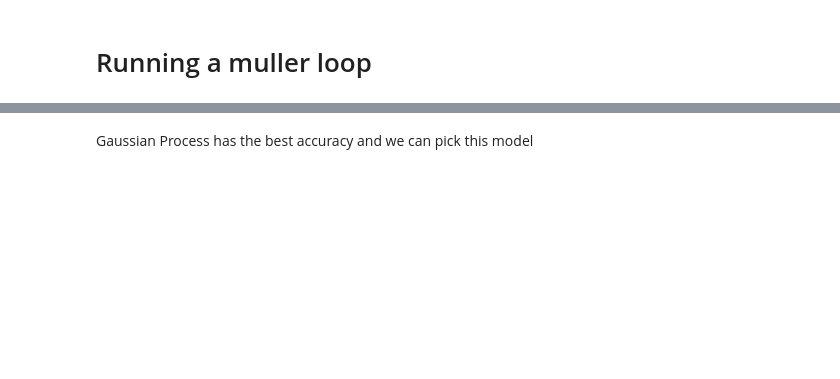
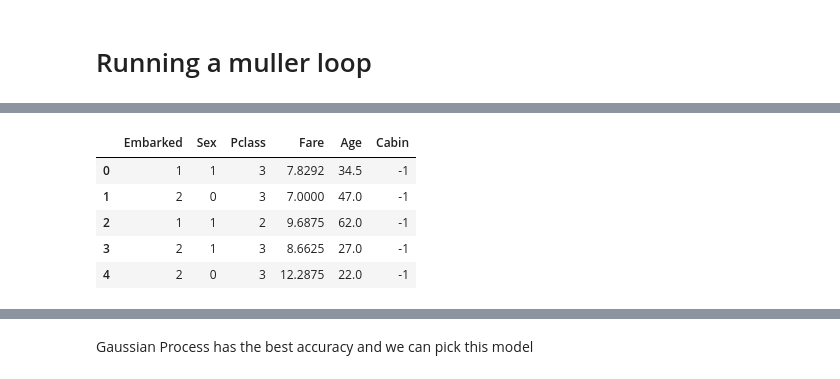
Before and after one commit to arpithagurumurthy/Project_Titanic, a Jupyter notebook: Titanic_Data.ipynb, the cells around one changed output, grey strips where cells are left out. Drawn from its saved outputs; the diff is of its cells as text; code cells hidden in the pictures; blank space fills up the shorter version.

```diff
--- a/Titanic_Data.ipynb
+++ b/Titanic_Data.ipynb
@@ -344,0 +359,2 @@ df_compare_muller
+# %%
+test_titanic_df = pd.read_csv('test.csv')
@@ -344,0 +376,5 @@ df_compare_muller
+# %%
+test_titanic_df = test_titanic_df[['Embarked','Sex','Pclass','Fare','Age','Cabin']]
+for col in ['Sex', 'Cabin', 'Embarked']:
+    test_titanic_df[col] = pd.Categorical(test_titanic_df[col])
+    test_titanic_df[col] = test_titanic_df[col].cat.codes
@@ -344,0 +402,4 @@ df_compare_muller
+# %%
+test_titanic_df['Age'].fillna(test_titanic_df['Age'].mean(), inplace = True)
+# %%
+test_titanic_df['Fare'].fillna(test_titanic_df['Fare'].mean(), inplace = True)
@@ -344,0 +416,9 @@ df_compare_muller
+# %%
+test_titanic_df.head()
+# %% [output]
+|  | Embarked | Sex | Pclass | Fare | Age | Cabin |
+| 0 | 1 | 1 | 3 | 7.8292 | 34.5 | -1 |
+| 1 | 2 | 0 | 3 | 7.0000 | 47.0 | -1 |
+| 2 | 1 | 1 | 2 | 9.6875 | 62.0 | -1 |
+| 3 | 2 | 1 | 3 | 8.6625 | 27.0 | -1 |
+| 4 | 2 | 0 | 3 | 12.2875 | 22.0 | -1 |
```
Also changed, not shown: parts of 21 cells of this notebook, 1 other file.
